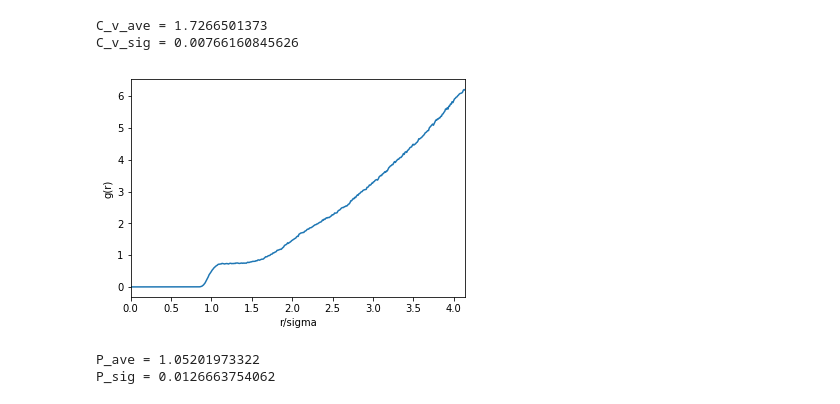
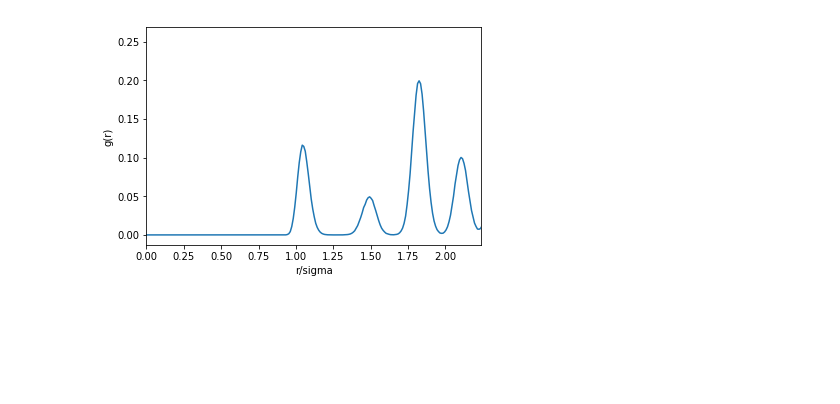
Before and after one commit to VHeusinkveld/Argon_Atom_Simulation-CP1, a Jupyter notebook: main_file.ipynb, the cells around one changed output. Drawn from its saved outputs; the diff is of its cells as text; code cells hidden in the pictures; blank space fills up the shorter version.

```diff
--- a/main_file.ipynb
+++ b/main_file.ipynb
@@ -329,61 +390,22 @@ btstrp_seq = btstrp_rnd_gen(trials, i, last_renorm_time)
-# %%
-# C_v
-C_v = np.zeros((trials,1), dtype=float)
-for j in range(trials):
-    E_kin_ave = E_kin[btstrp_seq[j]].sum()/(i-last_renorm_time)
-    fluc = (((E_kin[btstrp_seq[j]]-E_kin_ave)**2).sum()/(i-last_renorm_time))/E_kin_ave**2
-    C_v[j] = 1/((2/(3*N))-fluc)/N
-
-C_v_ave = C_v.sum()/trials
-C_v_sig = np.sqrt((C_v**2).sum()/trials - C_v_ave**2)
-print('C_v_ave =', C_v_ave)
-print('C_v_sig =', C_v_sig)
-
-#plt.plot(range(trials),C_v)
-#plt.show()
-# %% [output]
-C_v_ave = 1.7266501373
-C_v_sig = 0.00766160845626
 # %%
 # auto correlation
-from scipy import interpolate
-trials = 1 #bootstrapping not needed?!?
-btstrp_seq = btstrp_rnd_gen(trials, i, last_renorm_time)
+pair_cor_trials = 1
+btstrp_seq = btstrp_rnd_gen(pair_cor_trials, last_data_iteration, last_renorm_time)
 
 bin_number = int(100*L)
 hist_tot = np.zeros(bin_number-1,dtype=int)
-for j in range(trials):
+for j in range(pair_cor_trials):
     diff_subset = differ[btstrp_seq[j]]
     hist, bin_edges = np.histogram(diff_subset[diff_subset!=np.inf], bins = np.linspace(0,L,bin_number))
     hist_tot += hist
 
 hist_tot = hist_tot/trials/(N*(N-1))
 plt.plot(bin_edges[:-1],hist_tot)
 plt.xlim([0,L/2])
 plt.ylabel('g(r)')
 plt.xlabel('r/sigma')
 plt.show()
 # %% [output]
-[figure, old version]
+[figure, new version]
-# %%
-# Pressure determination (dimensionless version)
-
-'''According to eq. 7.36 in Jos' book (beta*P/n)'''
-
-trials = 100
-btstrp_seq = btstrp_rnd_gen(trials, i, last_renorm_time)
-P = np.zeros((trials,1),dtype=float)
-
-for j in range(trials):
-    Sum_rF_ave = Sum_rF[btstrp_seq[j]].sum()/(i-last_renorm_time)
-    P[j] = 1+1/(3*N*T)*Sum_rF_ave
-
-P_ave = P.sum()/trials
-P_sig = np.sqrt((P**2).sum()/trials - P_ave**2)
-print('P_ave =', P_ave)
-print('P_sig =', P_sig)
-# %% [output]
-P_ave = 1.05201973322
-P_sig = 0.0126663754062
 # %%
 # Plotting of energy and temperature
```
Also changed, not shown: parts of 7 cells of this notebook.
